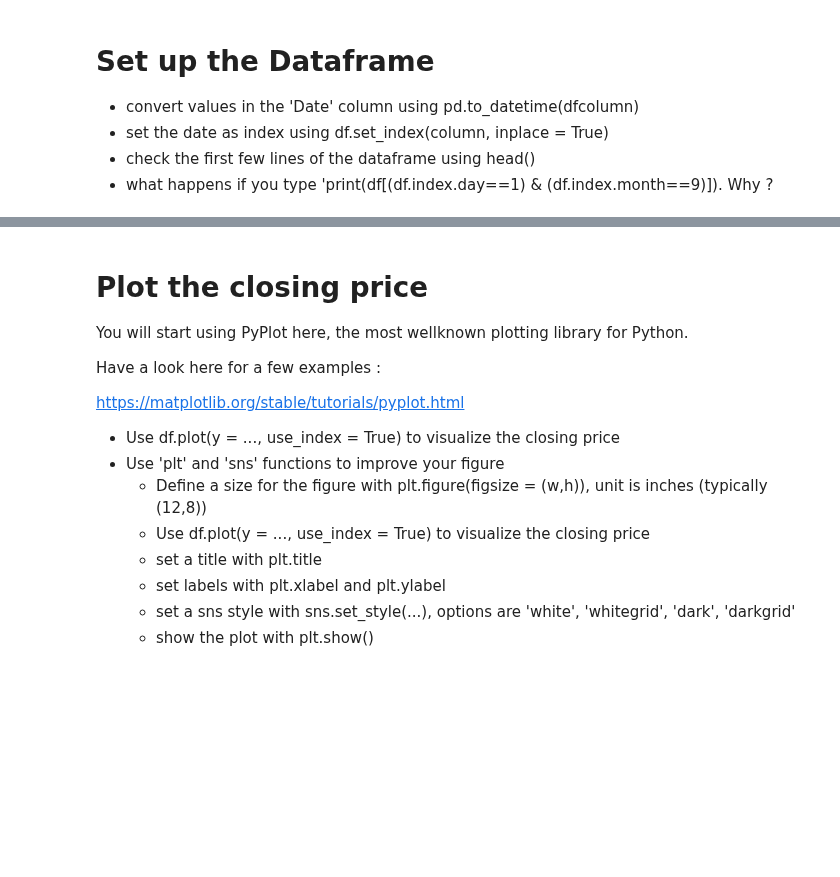
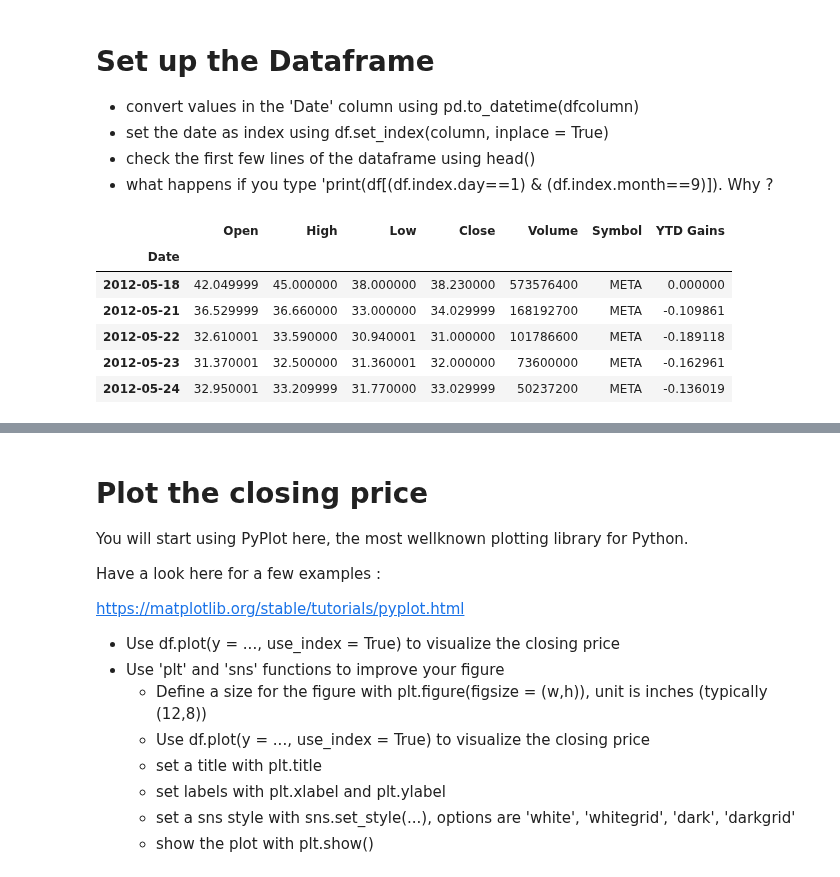
Before and after one commit to Thornary/PythonTSM, a Jupyter notebook: lab2.ipynb, the cells around one changed output, grey strips where cells are left out. Drawn from its saved outputs; the diff is of its cells as text; code cells hidden in the pictures; blank space fills up the shorter version.

```diff
--- a/lab2.ipynb
+++ b/lab2.ipynb
@@ -47,0 +133,11 @@ https://pandas.pydata.org/docs/user_guide/index.html
+# %%
+df.set_index('Date',inplace=True)
+df.head()
+# %% [output]
+|  | Open | High | Low | Close | Volume | Symbol | YTD Gains |
+| Date |  |  |  |  |  |  |  |
+| 2012-05-18 | 42.049999 | 45.000000 | 38.000000 | 38.230000 | 573576400 | META | 0.000000 |
+| 2012-05-21 | 36.529999 | 36.660000 | 33.000000 | 34.029999 | 168192700 | META | -0.109861 |
+| 2012-05-22 | 32.610001 | 33.590000 | 30.940001 | 31.000000 | 101786600 | META | -0.189118 |
+| 2012-05-23 | 31.370001 | 32.500000 | 31.360001 | 32.000000 | 73600000 | META | -0.162961 |
+| 2012-05-24 | 32.950001 | 33.209999 | 31.770000 | 33.029999 | 50237200 | META | -0.136019 |
```
Also changed, not shown: parts of 8 cells of this notebook.
